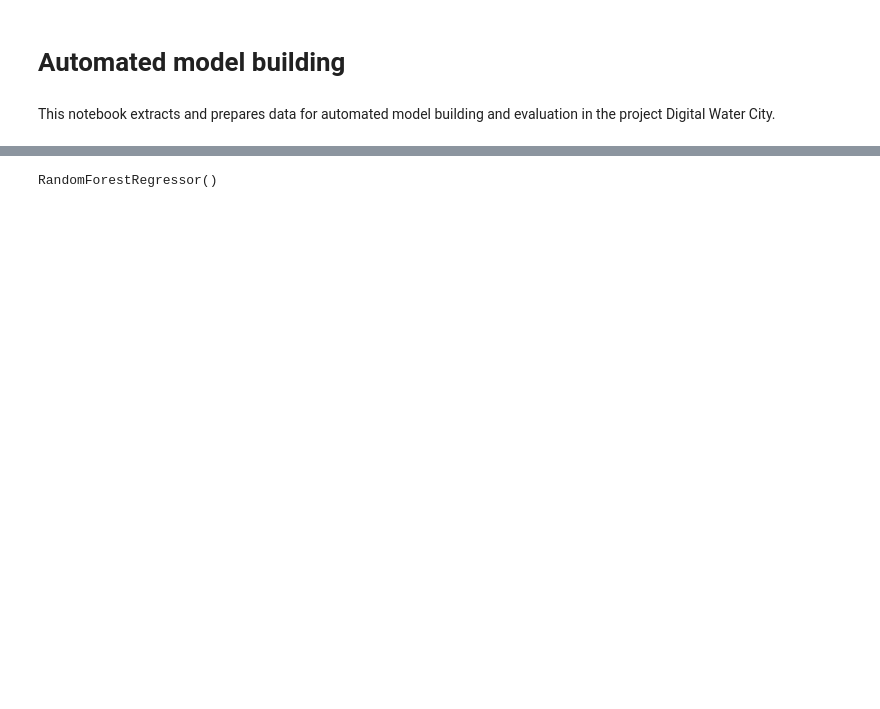
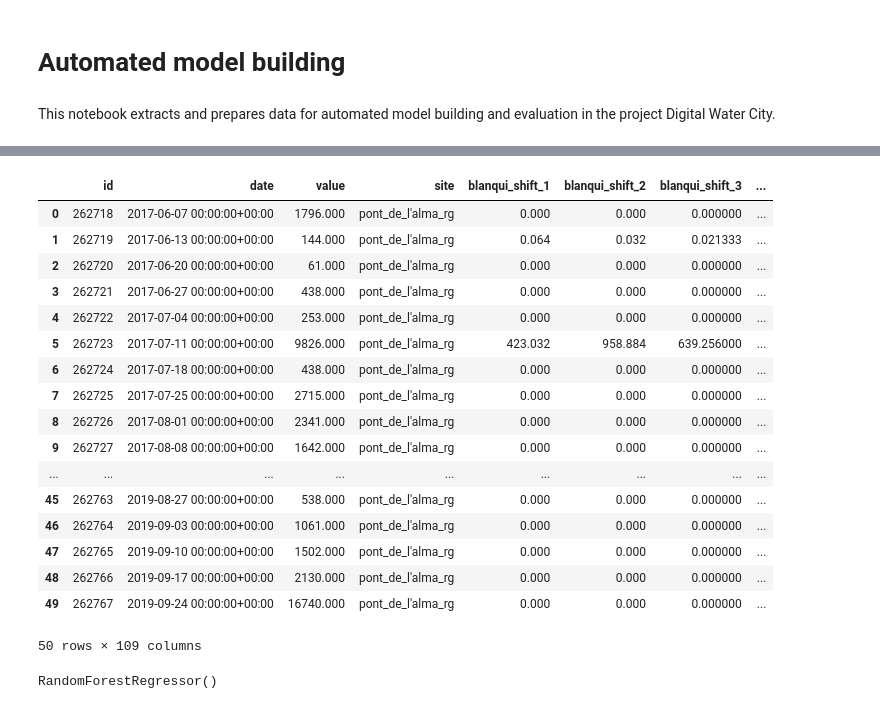
Before and after one commit to mrustl/plattform, a Jupyter notebook: ews_notebook.ipynb, the cells around one changed output, grey strips where cells are left out. Saved outputs shown, nothing was run; the diff lists cells and outputs as text; code cells hidden in the pictures; blank space fills up the shorter version.

```diff
--- a/ews_notebook.ipynb
+++ b/ews_notebook.ipynb
@@ -63,5 +128,5 @@ data_long.rolling('3D').mean()
 # %%
-iterator = data.station.unique()
+iterator = data.site.unique()
 # %%
 iterator
 # %% [output]
@@ -71,7 +140,7 @@ results = []
 for i in iterator:
     for j in [1, 2, 3, 4, 5]:
         df = pd.DataFrame()
-        df[i + '_shift_'+ str(j)] = data_long[i].rolling(window=j).mean().shift(1)
+        df[i + '_shift_'+ str(j)] = data_wide[i].rolling(window=j).mean().shift(1)
         results.append(df)
 # %%
 res = pd.concat(results, axis = 1)
@@ -98,0 +170,21 @@ y = data_long["Spandau"]
+# %%
+df_merge_col
+# %% [output]
+|  | id | date | value | site | blanqui_shift_1 | blanqui_shift_2 | blanqui_shift_3 | ... |
+| 0 | 262718 | 2017-06-07 00:00:00+00:00 | 1796.000 | pont_de_l'alma_rg | 0.000 | 0.000 | 0.000000 | ... |
+| 1 | 262719 | 2017-06-13 00:00:00+00:00 | 144.000 | pont_de_l'alma_rg | 0.064 | 0.032 | 0.021333 | ... |
+| 2 | 262720 | 2017-06-20 00:00:00+00:00 | 61.000 | pont_de_l'alma_rg | 0.000 | 0.000 | 0.000000 | ... |
+| 3 | 262721 | 2017-06-27 00:00:00+00:00 | 438.000 | pont_de_l'alma_rg | 0.000 | 0.000 | 0.000000 | ... |
+| 4 | 262722 | 2017-07-04 00:00:00+00:00 | 253.000 | pont_de_l'alma_rg | 0.000 | 0.000 | 0.000000 | ... |
+| 5 | 262723 | 2017-07-11 00:00:00+00:00 | 9826.000 | pont_de_l'alma_rg | 423.032 | 958.884 | 639.256000 | ... |
+| 6 | 262724 | 2017-07-18 00:00:00+00:00 | 438.000 | pont_de_l'alma_rg | 0.000 | 0.000 | 0.000000 | ... |
+| 7 | 262725 | 2017-07-25 00:00:00+00:00 | 2715.000 | pont_de_l'alma_rg | 0.000 | 0.000 | 0.000000 | ... |
+| 8 | 262726 | 2017-08-01 00:00:00+00:00 | 2341.000 | pont_de_l'alma_rg | 0.000 | 0.000 | 0.000000 | ... |
+| 9 | 262727 | 2017-08-08 00:00:00+00:00 | 1642.000 | pont_de_l'alma_rg | 0.000 | 0.000 | 0.000000 | ... |
+| ... | ... | ... | ... | ... | ... | ... | ... | ... |
+| 45 | 262763 | 2019-08-27 00:00:00+00:00 | 538.000 | pont_de_l'alma_rg | 0.000 | 0.000 | 0.000000 | ... |
+| 46 | 262764 | 2019-09-03 00:00:00+00:00 | 1061.000 | pont_de_l'alma_rg | 0.000 | 0.000 | 0.000000 | ... |
+| 47 | 262765 | 2019-09-10 00:00:00+00:00 | 1502.000 | pont_de_l'alma_rg | 0.000 | 0.000 | 0.000000 | ... |
+| 48 | 262766 | 2019-09-17 00:00:00+00:00 | 2130.000 | pont_de_l'alma_rg | 0.000 | 0.000 | 0.000000 | ... |
+| 49 | 262767 | 2019-09-24 00:00:00+00:00 | 16740.000 | pont_de_l'alma_rg | 0.000 | 0.000 | 0.000000 | ... |
+50 rows × 109 columns
```
Also changed, not shown: parts of 30 cells of this notebook, 5 other files.
